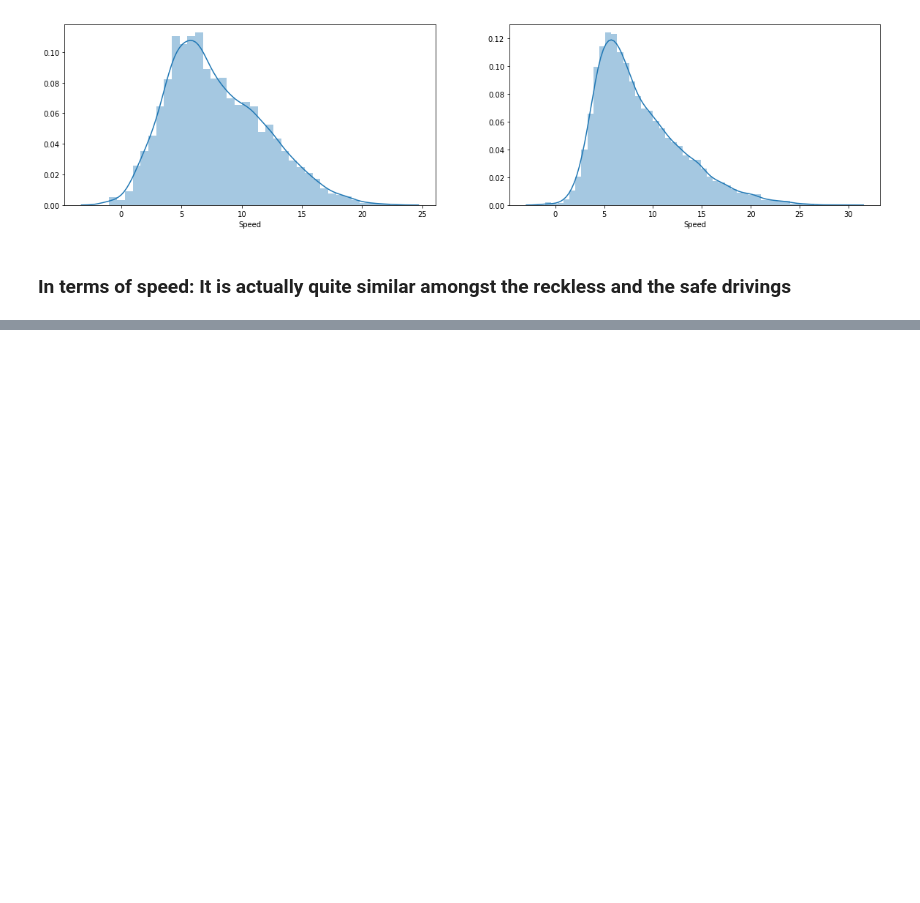
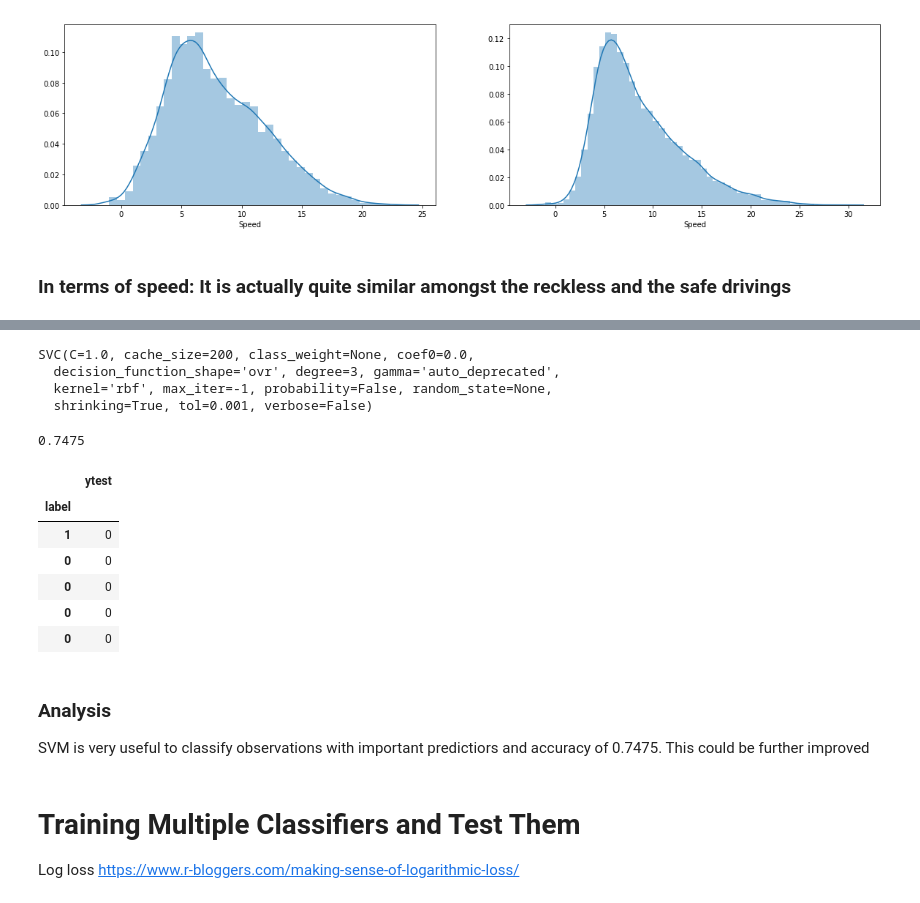
Before and after one commit to VincentTatan/GrabSafetyChallenge, a Jupyter notebook: Grab_Challenge_Python_Notebook.ipynb, the cells around one changed output, grey strips where cells are left out. Drawn from its saved outputs; the diff is of its cells as text; code cells hidden in the pictures; blank space fills up the shorter version.

```diff
--- a/Grab_Challenge_Python_Notebook.ipynb
+++ b/Grab_Challenge_Python_Notebook.ipynb
@@ -225,0 +278,32 @@ sns.distplot(df_aggregate_mean_safe['Speed'],ax = ax2);
+# %%
+# initiate svm object
+clfsvm = svm.SVC()
+# Fit the svm object with train data
+clfsvm.fit(X_train,y_train)
+# %% [output]
+SVC(C=1.0, cache_size=200, class_weight=None, coef0=0.0,
+  decision_function_shape='ovr', degree=3, gamma='auto_deprecated',
+  kernel='rbf', max_iter=-1, probability=False, random_state=None,
+  shrinking=True, tol=0.001, verbose=False)
+# %%
+# Find the accuracy through the scoring process
+accuracy = clfsvm.score(X_test,y_test)
+accuracy
+# %% [output]
+0.7475
+# %%
+pd.DataFrame(clfsvm.predict(X_test),y_test,columns=['ytest']).head()
+# %% [output]
+|  | ytest |
+| label |  |
+| 1 | 0 |
+| 0 | 0 |
+| 0 | 0 |
+| 0 | 0 |
+| 0 | 0 |
+# %% [markdown]
+### Analysis
+SVM is very useful to classify observations with important predictiors and accuracy of 0.7475. This could be further improved
+# %% [markdown]
+# Training Multiple Classifiers and Test Them
+Log loss https://www.r-bloggers.com/making-sense-of-logarithmic-loss/
```
Also changed, not shown: parts of 13 cells of this notebook.
